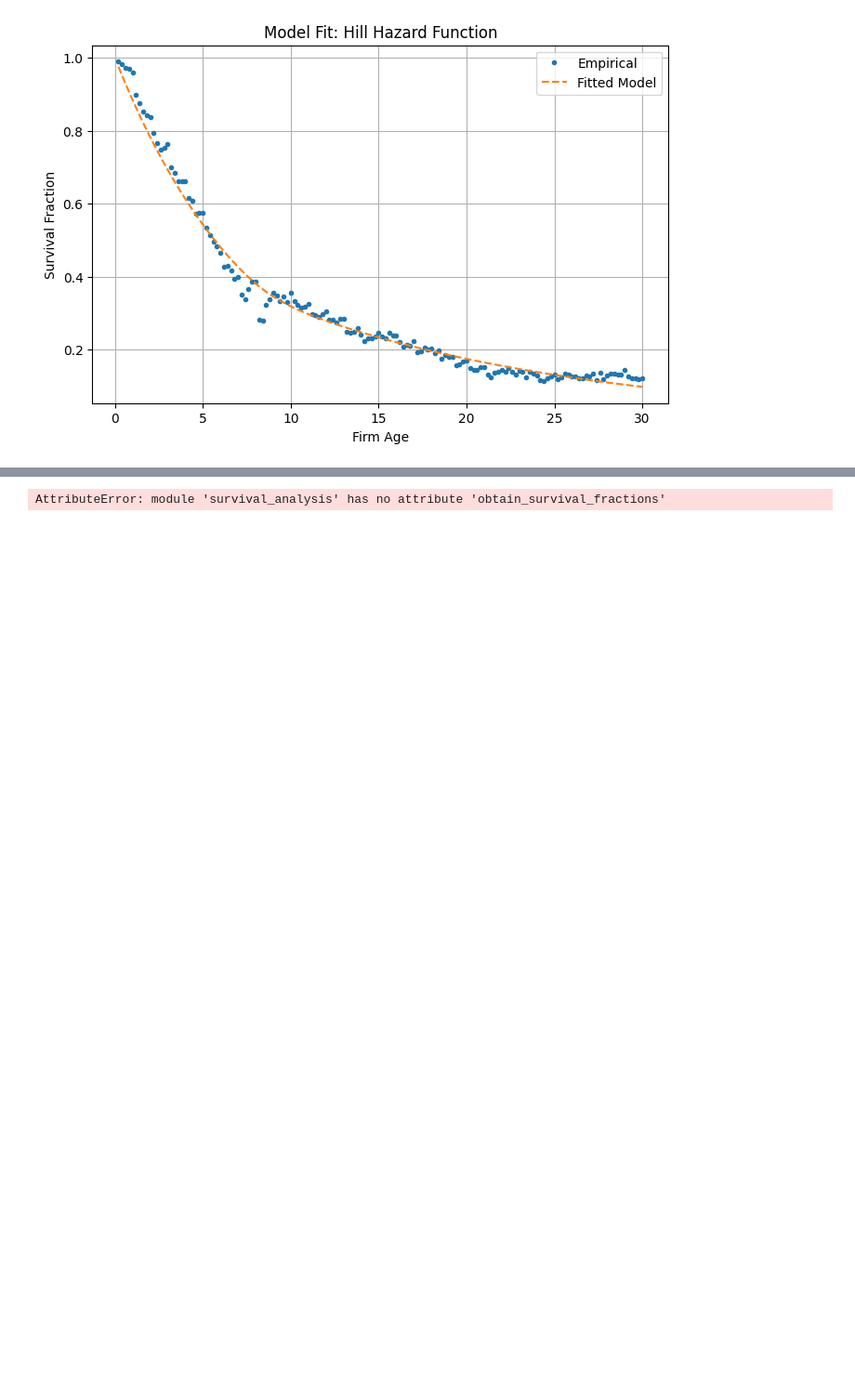
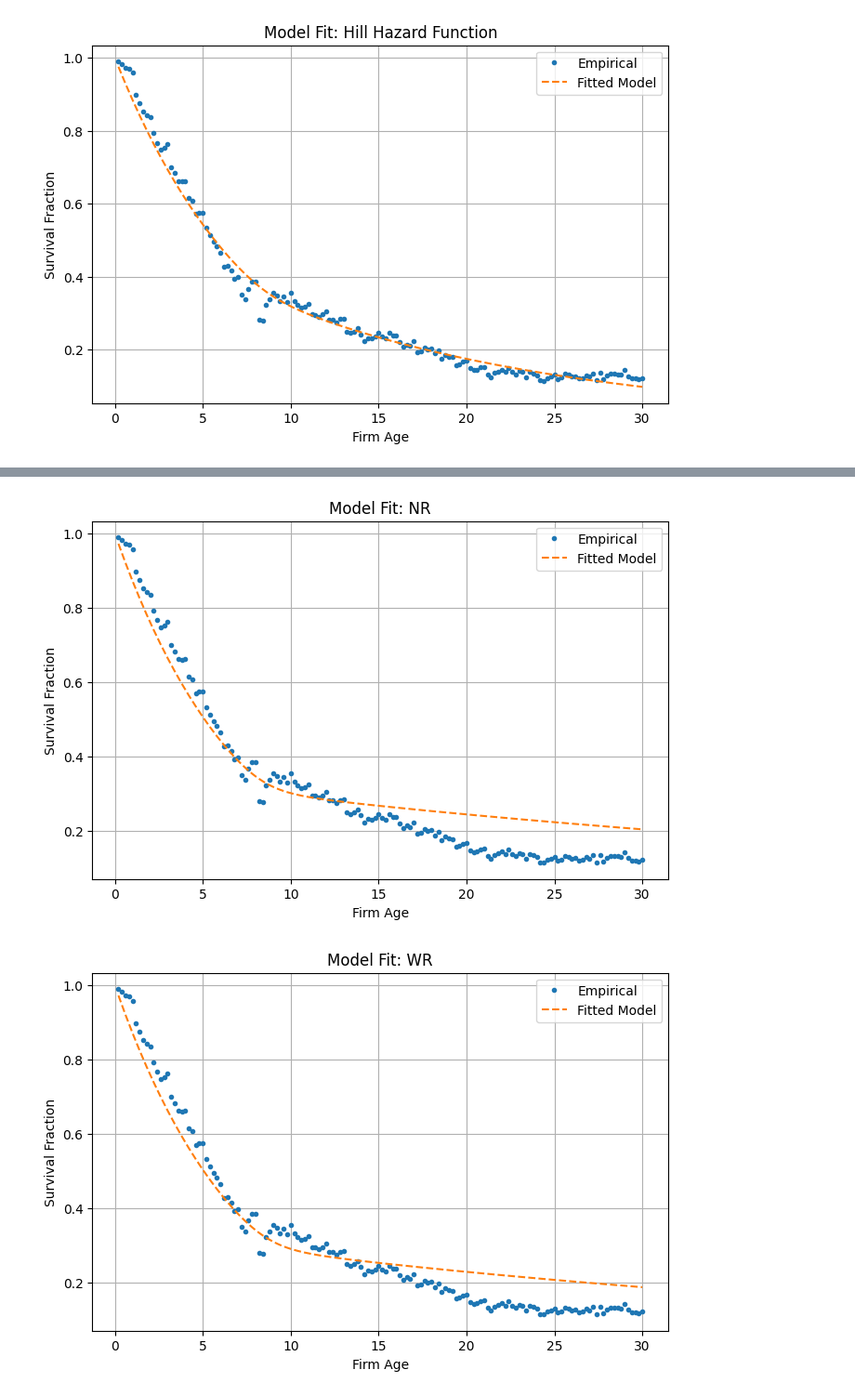
Before and after one commit to maxcyn/a-star, a Jupyter notebook: main.ipynb, the cells around one changed output, grey strips where cells are left out. Shown at 93% size. Cells and saved outputs as stored; diff of their text form; code cells hidden in the pictures; blank space fills up the shorter version.

```diff
--- a/main.ipynb
+++ b/main.ipynb
@@ -194,4 +188,23 @@ ImportError: cannot import name 'obtain_survival_fractions' from 'survival_analy
-# %%
-s, a = sa.obtain_survival_fractions(df_analysis)
-# %% [output]
-AttributeError: module 'survival_analysis' has no attribute 'obtain_survival_fractions'
+# %%
+from survival_analysis import obtain_survival_fractions
+region_list = ['NR','WR','CR','ER','NER']
+
+for region in region_list:
+    survival_frac, ages = obtain_survival_fractions(df_analysis, 'Region', region)
+    result = fit_survival_model(ages, survival_frac)
+    best_params = result.x
+    predicted_curve = model_survival_curve(ages, *best_params)
+
+    # Plot model against empirical
+    plt.figure(figsize=(8, 5))
+    plt.plot(ages, survival_fractions, 'o', markersize = 3, label="Empirical")
+    plt.plot(ages, predicted_curve, '--', label="Fitted Model")
+    plt.xlabel("Firm Age")
+    plt.ylabel("Survival Fraction")
+    plt.title(f"Model Fit: {region}")
+    plt.grid(True)
+    plt.legend()
+    plt.show()
+# %% [output]
+[figure, added]
+[figure, added]
```
Also changed, not shown: parts of 4 cells of this notebook, 1 other file.
